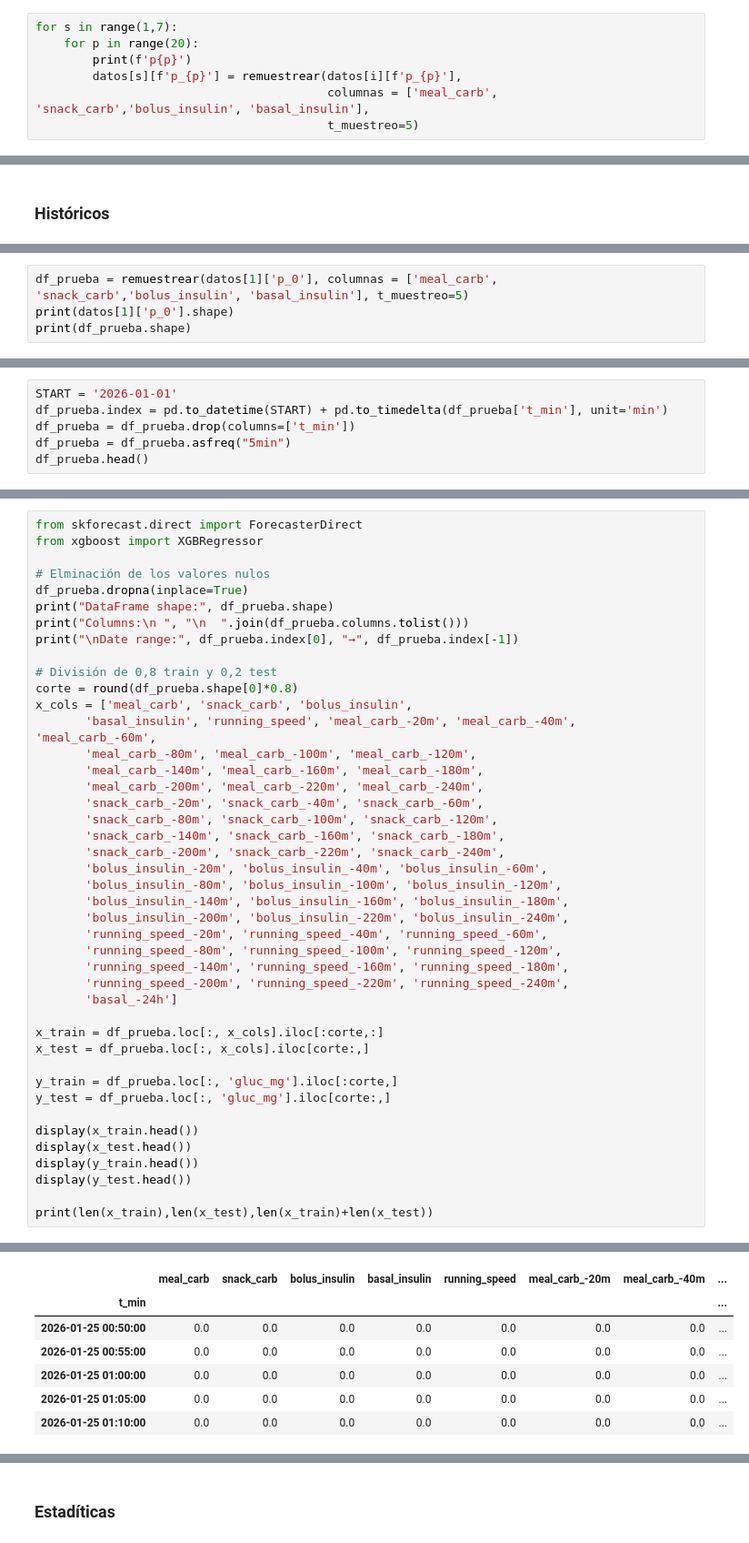
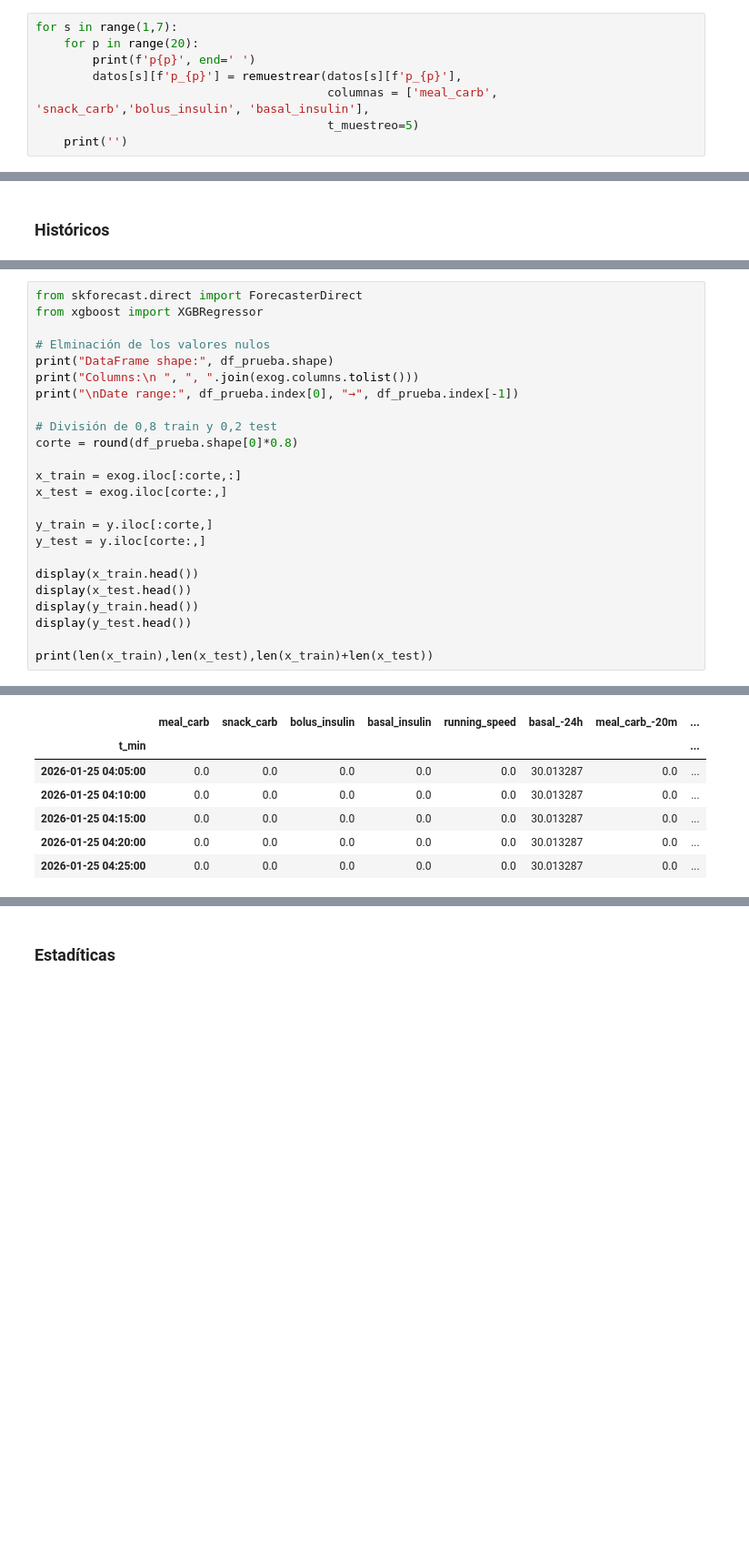
Before and after one commit to WillyFtAb/TFG-GIS-Predictor-glucosa, a Jupyter notebook: Pruebas/estadisticas.ipynb, the cells around one changed output, grey strips where cells are left out. Shown at 91% size. Saved outputs shown, nothing was run; the diff lists cells and outputs as text; blank space fills up the shorter version.

```diff
--- a/Pruebas/estadisticas.ipynb
+++ b/Pruebas/estadisticas.ipynb
@@ -82,8 +78,9 @@ remuestrear(datos[3]['p_0'],columnas = ['meal_carb', 'snack_carb',
 # %%
 for s in range(1,7):
     for p in range(20):
-        print(f'p{p}')
-        datos[s][f'p_{p}'] = remuestrear(datos[i][f'p_{p}'],
+        print(f'p{p}', end=' ')
+        datos[s][f'p_{p}'] = remuestrear(datos[s][f'p_{p}'],
                                          columnas = ['meal_carb', 'snack_carb','bolus_insulin', 'basal_insulin'],
                                          t_muestreo=5)
+    print('')
 # %% [output]
@@ -156,4 +145,0 @@ datos[1]['p_0'][datos[1]['p_0']['meal_carb']>0]
-# %%
-df_prueba = remuestrear(datos[1]['p_0'], columnas = ['meal_carb', 'snack_carb','bolus_insulin', 'basal_insulin'], t_muestreo=5)
-print(datos[1]['p_0'].shape)
-print(df_prueba.shape)
@@ -264,6 +188,0 @@ Series([], Name: t_min, dtype: float64)
-# %%
-START = '2026-01-01'
-df_prueba.index = pd.to_datetime(START) + pd.to_timedelta(df_prueba['t_min'], unit='min')
-df_prueba = df_prueba.drop(columns=['t_min'])
-df_prueba = df_prueba.asfreq("5min")
-df_prueba.head()
@@ -281,37 +191,18 @@ from skforecast.direct import ForecasterDirect
 from xgboost import XGBRegressor
 
 # Elminación de los valores nulos
-df_prueba.dropna(inplace=True)
 print("DataFrame shape:", df_prueba.shape)
-print("Columns:\n ", "\n  ".join(df_prueba.columns.tolist()))
+print("Columns:\n ", ", ".join(exog.columns.tolist()))
 print("\nDate range:", df_prueba.index[0], "→", df_prueba.index[-1])
 
 # División de 0,8 train y 0,2 test
 corte = round(df_prueba.shape[0]*0.8)
-x_cols = ['meal_carb', 'snack_carb', 'bolus_insulin',
-       'basal_insulin', 'running_speed', 'meal_carb_-20m', 'meal_carb_-40m', 'meal_carb_-60m',
-       'meal_carb_-80m', 'meal_carb_-100m', 'meal_carb_-120m',
-       'meal_carb_-140m', 'meal_carb_-160m', 'meal_carb_-180m',
-       'meal_carb_-200m', 'meal_carb_-220m', 'meal_carb_-240m',
-       'snack_carb_-20m', 'snack_carb_-40m', 'snack_carb_-60m',
-       'snack_carb_-80m', 'snack_carb_-100m', 'snack_carb_-120m',
-       'snack_carb_-140m', 'snack_carb_-160m', 'snack_carb_-180m',
-       'snack_carb_-200m', 'snack_carb_-220m', 'snack_carb_-240m',
-       'bolus_insulin_-20m', 'bolus_insulin_-40m', 'bolus_insulin_-60m',
-       'bolus_insulin_-80m', 'bolus_insulin_-100m', 'bolus_insulin_-120m',
-       'bolus_insulin_-140m', 'bolus_insulin_-160m', 'bolus_insulin_-180m',
-       'bolus_insulin_-200m', 'bolus_insulin_-220m', 'bolus_insulin_-240m',
-       'running_speed_-20m', 'running_speed_-40m', 'running_speed_-60m',
-       'running_speed_-80m', 'running_speed_-100m', 'running_speed_-120m',
-       'running_speed_-140m', 'running_speed_-160m', 'running_speed_-180m',
-       'running_speed_-200m', 'running_speed_-220m', 'running_speed_-240m',
-       'basal_-24h']
 
-x_train = df_prueba.loc[:, x_cols].iloc[:corte,:]
-x_test = df_prueba.loc[:, x_cols].iloc[corte:,]
+x_train = exog.iloc[:corte,:]
+x_test = exog.iloc[corte:,]
 
-y_train = df_prueba.loc[:, 'gluc_mg'].iloc[:corte,]
-y_test = df_prueba.loc[:, 'gluc_mg'].iloc[corte:,]
+y_train = y.iloc[:corte,]
+y_test = y.iloc[corte:,]
 
 display(x_train.head())
 display(x_test.head())
@@ -347,11 +226,11 @@ Date range: 2026-01-01 04:00:00 → 2026-01-31 00:00:00
 5 rows × 54 columns
-|  | meal_carb | snack_carb | bolus_insulin | basal_insulin | running_speed | meal_carb_-20m | meal_carb_-40m | ... |
+|  | meal_carb | snack_carb | bolus_insulin | basal_insulin | running_speed | basal_-24h | meal_carb_-20m | ... |
 | t_min |  |  |  |  |  |  |  | ... |
-| 2026-01-25 00:50:00 | 0.0 | 0.0 | 0.0 | 0.0 | 0.0 | 0.0 | 0.0 | ... |
-| 2026-01-25 00:55:00 | 0.0 | 0.0 | 0.0 | 0.0 | 0.0 | 0.0 | 0.0 | ... |
-| 2026-01-25 01:00:00 | 0.0 | 0.0 | 0.0 | 0.0 | 0.0 | 0.0 | 0.0 | ... |
-| 2026-01-25 01:05:00 | 0.0 | 0.0 | 0.0 | 0.0 | 0.0 | 0.0 | 0.0 | ... |
-| 2026-01-25 01:10:00 | 0.0 | 0.0 | 0.0 | 0.0 | 0.0 | 0.0 | 0.0 | ... |
+| 2026-01-25 04:05:00 | 0.0 | 0.0 | 0.0 | 0.0 | 0.0 | 30.013287 | 0.0 | ... |
+| 2026-01-25 04:10:00 | 0.0 | 0.0 | 0.0 | 0.0 | 0.0 | 30.013287 | 0.0 | ... |
+| 2026-01-25 04:15:00 | 0.0 | 0.0 | 0.0 | 0.0 | 0.0 | 30.013287 | 0.0 | ... |
+| 2026-01-25 04:20:00 | 0.0 | 0.0 | 0.0 | 0.0 | 0.0 | 30.013287 | 0.0 | ... |
+| 2026-01-25 04:25:00 | 0.0 | 0.0 | 0.0 | 0.0 | 0.0 | 30.013287 | 0.0 | ... |
 5 rows × 54 columns
 t_min
 2026-01-01 04:00:00    108.0
```
Also changed, not shown: parts of 18 cells of this notebook.
